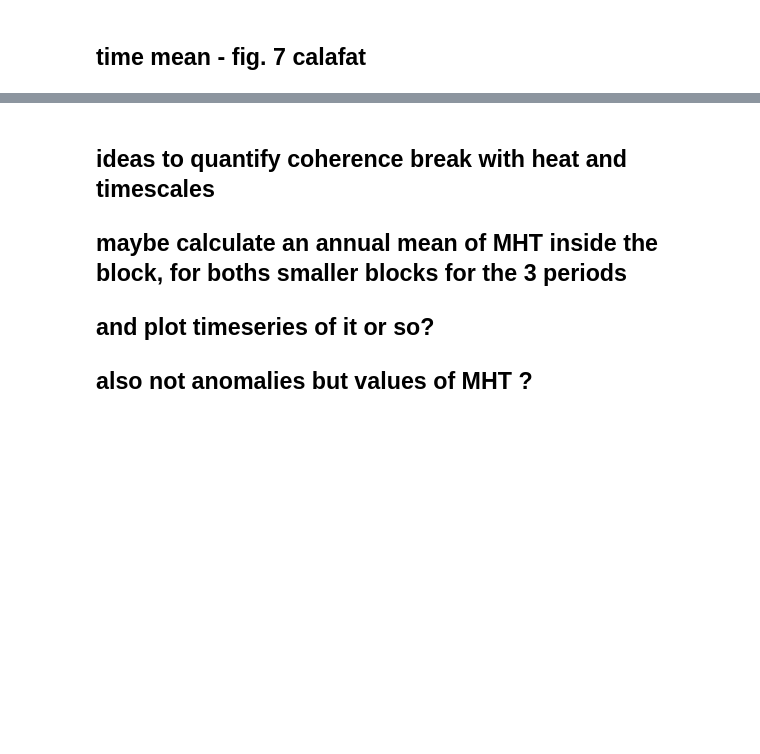
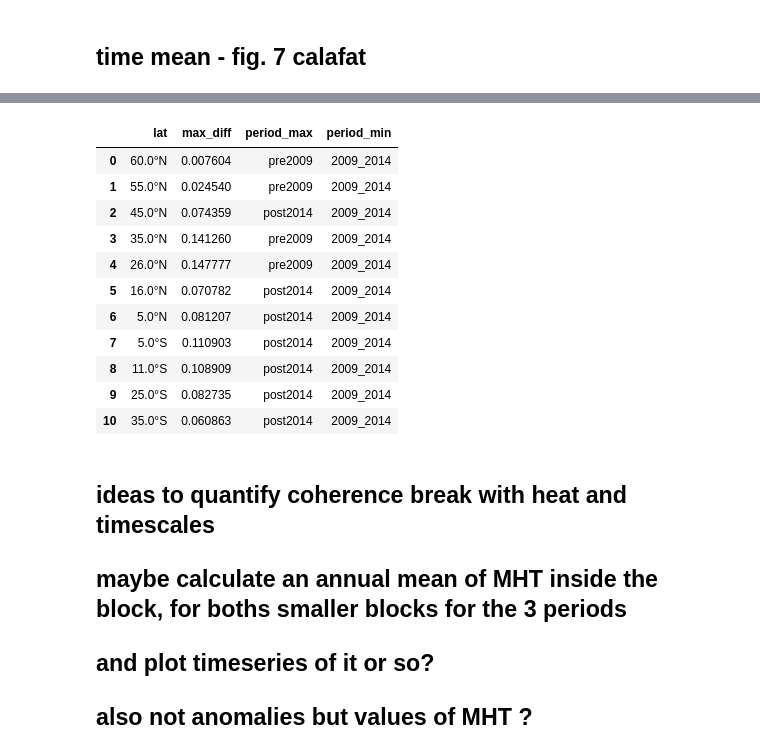
Before and after one commit to lea-dietz/masterthesis, a Jupyter notebook: coding/mht.ipynb, the cells around one changed output, grey strips where cells are left out. Cells and saved outputs as stored; diff of their text form; code cells hidden in the pictures; blank space fills up the shorter version.

```diff
--- a/coding/mht.ipynb
+++ b/coding/mht.ipynb
@@ -506,7 +530,7 @@ cmap_cropped_lats = crop_cmap(cb.sequential.GnBu_9, lo=0.4, hi=0.8)
 
 
 for period_name, (t0, t1) in periods.items():
-    period_data = mht_filtered.sel(time=slice(t0, t1))
+    period_data = data_used.sel(time=slice(t0, t1))
 
     lat_min, lat_max = lat_blocks["ST"]
     mask = (lats >= lat_min) & (lats <= lat_max)
@@ -747,6 +771,21 @@ diff_df = pd.DataFrame({
     "period_max": max_period_per_lat,
     "period_min": min_period_per_lat,
 })
+# %%
+diff_df
+# %% [output]
+|  | lat | max_diff | period_max | period_min |
+| 0 | 60.0°N | 0.007604 | pre2009 | 2009_2014 |
+| 1 | 55.0°N | 0.024540 | pre2009 | 2009_2014 |
+| 2 | 45.0°N | 0.074359 | post2014 | 2009_2014 |
+| 3 | 35.0°N | 0.141260 | pre2009 | 2009_2014 |
+| 4 | 26.0°N | 0.147777 | pre2009 | 2009_2014 |
+| 5 | 16.0°N | 0.070782 | post2014 | 2009_2014 |
+| 6 | 5.0°N | 0.081207 | post2014 | 2009_2014 |
+| 7 | 5.0°S | 0.110903 | post2014 | 2009_2014 |
+| 8 | 11.0°S | 0.108909 | post2014 | 2009_2014 |
+| 9 | 25.0°S | 0.082735 | post2014 | 2009_2014 |
+| 10 | 35.0°S | 0.060863 | post2014 | 2009_2014 |
 # %%
 plt.rcParams.update({
     # axes
```
Also changed, not shown: parts of 15 cells of this notebook, 17 other files.
